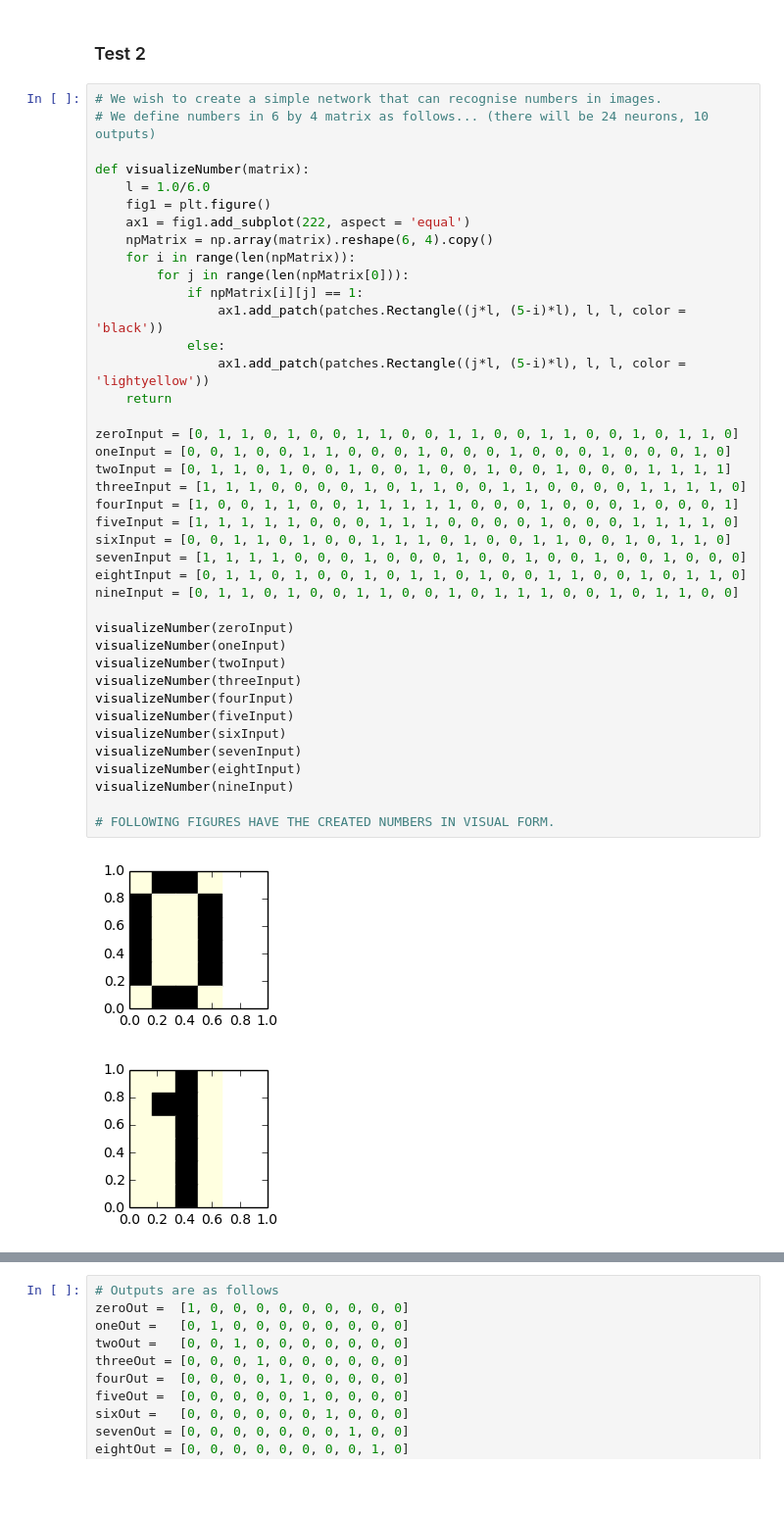
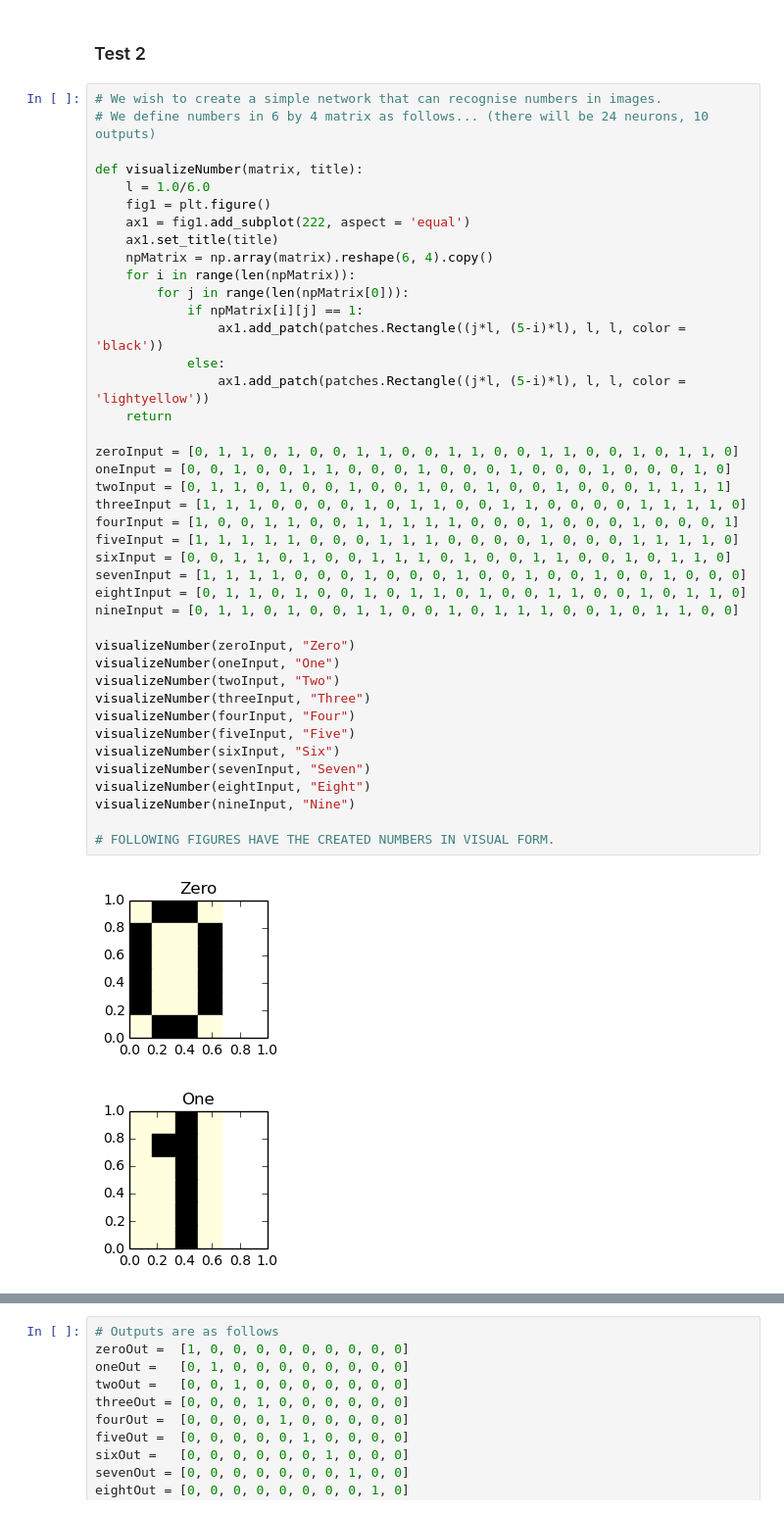
Before and after one commit to Aniket1313/NeuralNetworkNotebooks, a Jupyter notebook: Supervised Hebbian Learning.ipynb, the cells around one changed output, grey strips where cells are left out. Shown: that part at 98% size. Drawn from its saved outputs; the diff is of its cells as text; blank space fills up the shorter version.

```diff
--- a/Supervised Hebbian Learning.ipynb
+++ b/Supervised Hebbian Learning.ipynb
@@ -95,43 +95,44 @@ print(test1Weigths.dot(np.array([1, 1, -1]).transpose()))
 # %%
 # We wish to create a simple network that can recognise numbers in images.
 # We define numbers in 6 by 4 matrix as follows... (there will be 24 neurons, 10 outputs)
 
-def visualizeNumber(matrix):
+def visualizeNumber(matrix, title):
     l = 1.0/6.0
     fig1 = plt.figure()
     ax1 = fig1.add_subplot(222, aspect = 'equal')
+    ax1.set_title(title)
     npMatrix = np.array(matrix).reshape(6, 4).copy()
     for i in range(len(npMatrix)):
         for j in range(len(npMatrix[0])):
             if npMatrix[i][j] == 1:
                 ax1.add_patch(patches.Rectangle((j*l, (5-i)*l), l, l, color = 'black'))
             else:
                 ax1.add_patch(patches.Rectangle((j*l, (5-i)*l), l, l, color = 'lightyellow'))
     return
 
 zeroInput = [0, 1, 1, 0, 1, 0, 0, 1, 1, 0, 0, 1, 1, 0, 0, 1, 1, 0, 0, 1, 0, 1, 1, 0]
 oneInput = [0, 0, 1, 0, 0, 1, 1, 0, 0, 0, 1, 0, 0, 0, 1, 0, 0, 0, 1, 0, 0, 0, 1, 0]
 twoInput = [0, 1, 1, 0, 1, 0, 0, 1, 0, 0, 1, 0, 0, 1, 0, 0, 1, 0, 0, 0, 1, 1, 1, 1]
 threeInput = [1, 1, 1, 0, 0, 0, 0, 1, 0, 1, 1, 0, 0, 1, 1, 0, 0, 0, 0, 1, 1, 1, 1, 0]
 fourInput = [1, 0, 0, 1, 1, 0, 0, 1, 1, 1, 1, 1, 0, 0, 0, 1, 0, 0, 0, 1, 0, 0, 0, 1]
 fiveInput = [1, 1, 1, 1, 1, 0, 0, 0, 1, 1, 1, 0, 0, 0, 0, 1, 0, 0, 0, 1, 1, 1, 1, 0]
 sixInput = [0, 0, 1, 1, 0, 1, 0, 0, 1, 1, 1, 0, 1, 0, 0, 1, 1, 0, 0, 1, 0, 1, 1, 0]
 sevenInput = [1, 1, 1, 1, 0, 0, 0, 1, 0, 0, 0, 1, 0, 0, 1, 0, 0, 1, 0, 0, 1, 0, 0, 0]
 eightInput = [0, 1, 1, 0, 1, 0, 0, 1, 0, 1, 1, 0, 1, 0, 0, 1, 1, 0, 0, 1, 0, 1, 1, 0]
 nineInput = [0, 1, 1, 0, 1, 0, 0, 1, 1, 0, 0, 1, 0, 1, 1, 1, 0, 0, 1, 0, 1, 1, 0, 0]
 
-visualizeNumber(zeroInput)
-visualizeNumber(oneInput)
-visualizeNumber(twoInput)
-visualizeNumber(threeInput)
-visualizeNumber(fourInput)
-visualizeNumber(fiveInput)
-visualizeNumber(sixInput)
-visualizeNumber(sevenInput)
-visualizeNumber(eightInput)
-visualizeNumber(nineInput)
+visualizeNumber(zeroInput, "Zero")
+visualizeNumber(oneInput, "One")
+visualizeNumber(twoInput, "Two")
+visualizeNumber(threeInput, "Three")
+visualizeNumber(fourInput, "Four")
+visualizeNumber(fiveInput, "Five")
+visualizeNumber(sixInput, "Six")
+visualizeNumber(sevenInput, "Seven")
+visualizeNumber(eightInput, "Eight")
+visualizeNumber(nineInput, "Nine")
 
 # FOLLOWING FIGURES HAVE THE CREATED NUMBERS IN VISUAL FORM.
 # %% [output]
-[figure, old version]
+[figure, new version]
-[figure, old version]
+[figure, new version]
```
Also changed, not shown: parts of 21 cells of this notebook, 1 other file.
